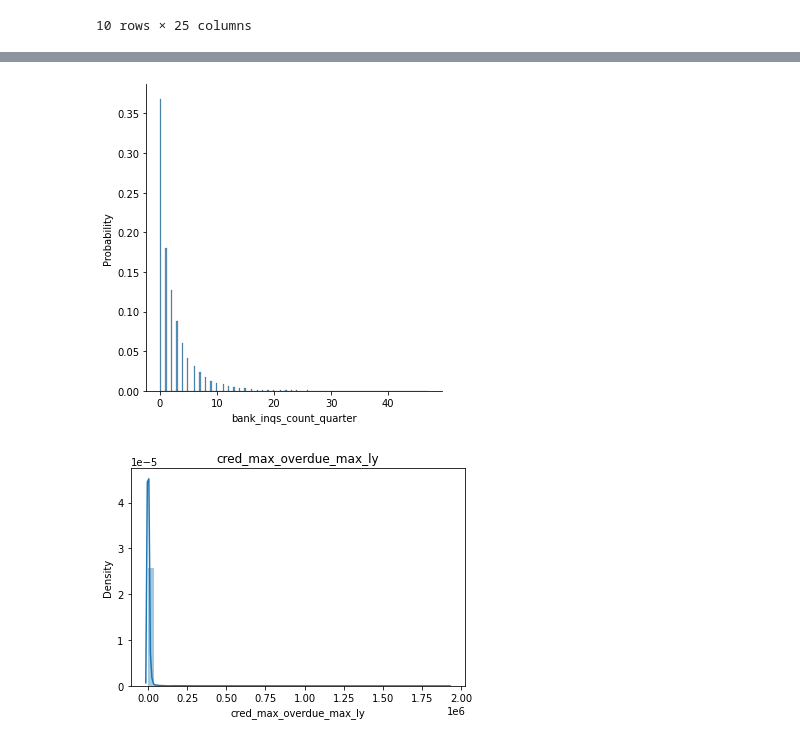
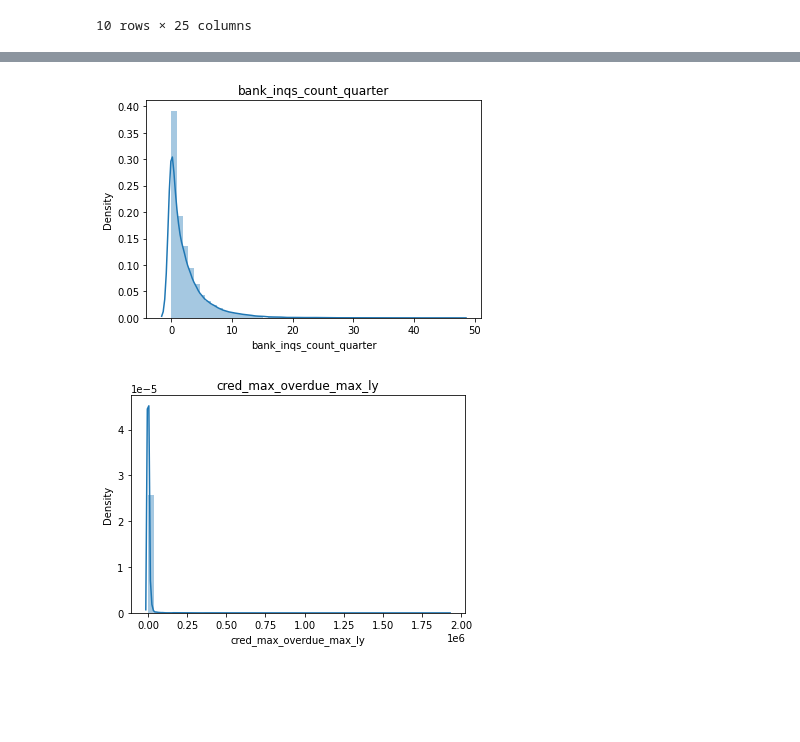
Before and after one commit to PatrykStronski/Devim_test, a Jupyter notebook: distribution.ipynb, the cells around one changed output, grey strips where cells are left out. Saved outputs shown, nothing was run; the diff lists cells and outputs as text; code cells hidden in the pictures; blank space fills up the shorter version.

```diff
--- a/distribution.ipynb
+++ b/distribution.ipynb
@@ -39,8 +42,9 @@ plt.show()
 # %%
-sns.displot(df_nan_bad, x='bank_inqs_count_quarter', stat='probability')
+sns.distplot(df_nan_bad['bank_inqs_count_quarter'])
+plt.title('bank_inqs_count_quarter')
 plt.show()
 # %% [output]
-[figure, old version]
+[figure, new version]
 # %%
 sns.distplot(df_nan_bad['cred_max_overdue_max_ly'])
 plt.title('cred_max_overdue_max_ly')
```
Also changed, not shown: parts of 5 cells of this notebook, 4 other files.
